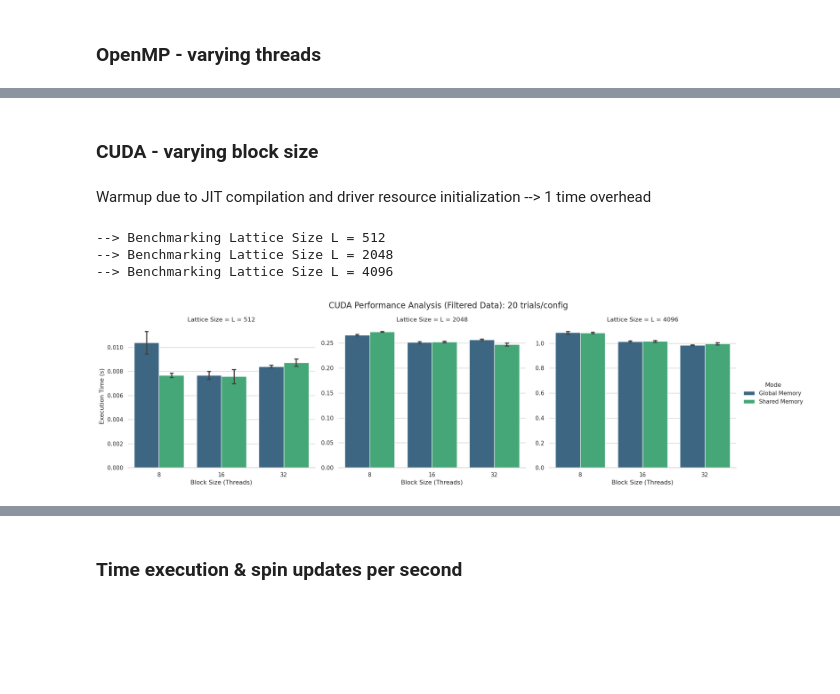
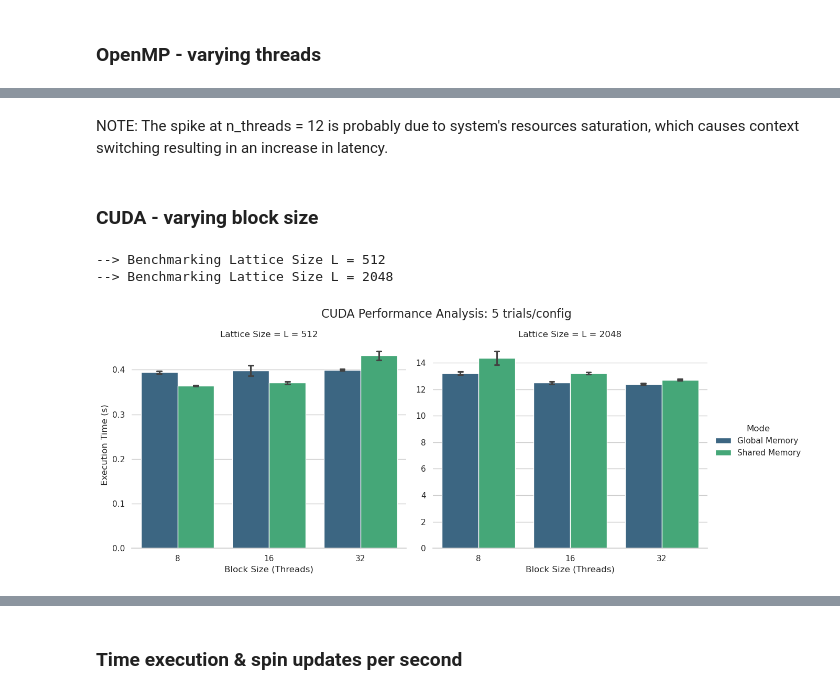
Before and after one commit to WilliamConte/Ising2D_with_CUDA, a Jupyter notebook: benchmarks.ipynb, the cells around one changed output, grey strips where cells are left out. Saved outputs shown, nothing was run; the diff lists cells and outputs as text; code cells hidden in the pictures; blank space fills up the shorter version.

```diff
--- a/benchmarks.ipynb
+++ b/benchmarks.ipynb
@@ -453,18 +469,18 @@ plt.show()
+# %% [markdown]
+NOTE: The spike at n_threads = 12 is probably due to system's resources saturation, which causes context switching resulting in an increase in latency.
 # %% [markdown]
 ### CUDA - varying block size
-# %% [markdown]
-Warmup due to JIT compilation and driver resource initialization --> 1 time overhead
 # %%
 # data
-L_values = [512, 2048, 4096]
+L_values = [512, 2048]
 block_sizes = [8, 16, 32]
-steps_total = 100
+steps_total = 5000
 T, J, h = 1.0, 1.0, 0.0
 
-# We use a warm-up phase to allow the GPU to reach stable clock speeds
+# warm-up phase to allow the GPU to reach stable clock speeds
 # and the to initialize resources.
-n_warmup_trials = 10     # Discard first 5 trials (Transient state)
-n_measure_trials = 20  # Keep the following 10 trials (Steady state)
+n_warmup_trials = 5    # Discard first 5 trials (Transient state)
+n_measure_trials = 5  # Keep the following 5 trials (Steady state)
 total_trials = n_warmup_trials + n_measure_trials
 
 # CUDA implementation modes to compare
@@ -513,31 +529,30 @@ df = pd.DataFrame(data_records)
 # %% [output]
 --> Benchmarking Lattice Size L = 512
 --> Benchmarking Lattice Size L = 2048
---> Benchmarking Lattice Size L = 4096
-[figure, removed]
 # %%
 # Plots
 sns.set_theme(style="whitegrid")
 
-# Create a categorical plot to compare Global vs Shared memory performance
+# categorical plot to compare Global vs Shared memory performance
 g = sns.catplot(
     data=df,
     kind="bar",
     x="Block Size",
     y="Time (s)",
     hue="Mode",
     col="Lattice Size",
     palette="viridis",
     height=5,
     aspect=1.2,
-    capsize=.1,
+    capsize=0.1,
     errorbar="sd",
     sharey=False
 )
 
-# Set titles and labels
-g.figure.suptitle(f"CUDA Performance Analysis+: {n_measure_trials} trials/config", y=1.05, fontsize=16)
+g.figure.suptitle(f"CUDA Performance Analysis: {n_measure_trials} trials/config", y=1.05, fontsize=16)
 g.set_axis_labels("Block Size (Threads)", "Execution Time (s)")
 g.despine(left=True)
 
 plt.show()
+# %% [output]
+[figure, added]
```
Also changed, not shown: parts of 33 cells of this notebook, 4 other files.
